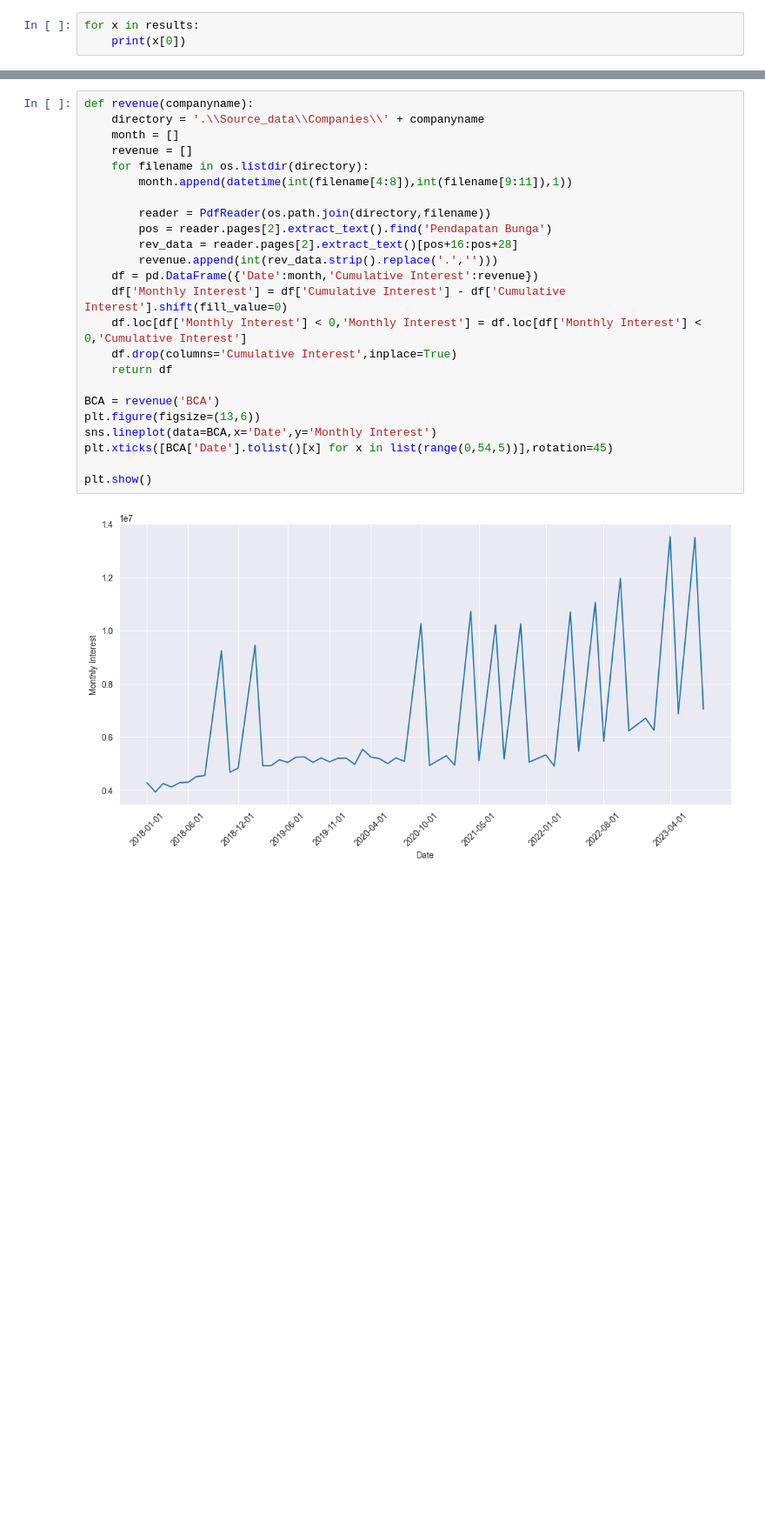
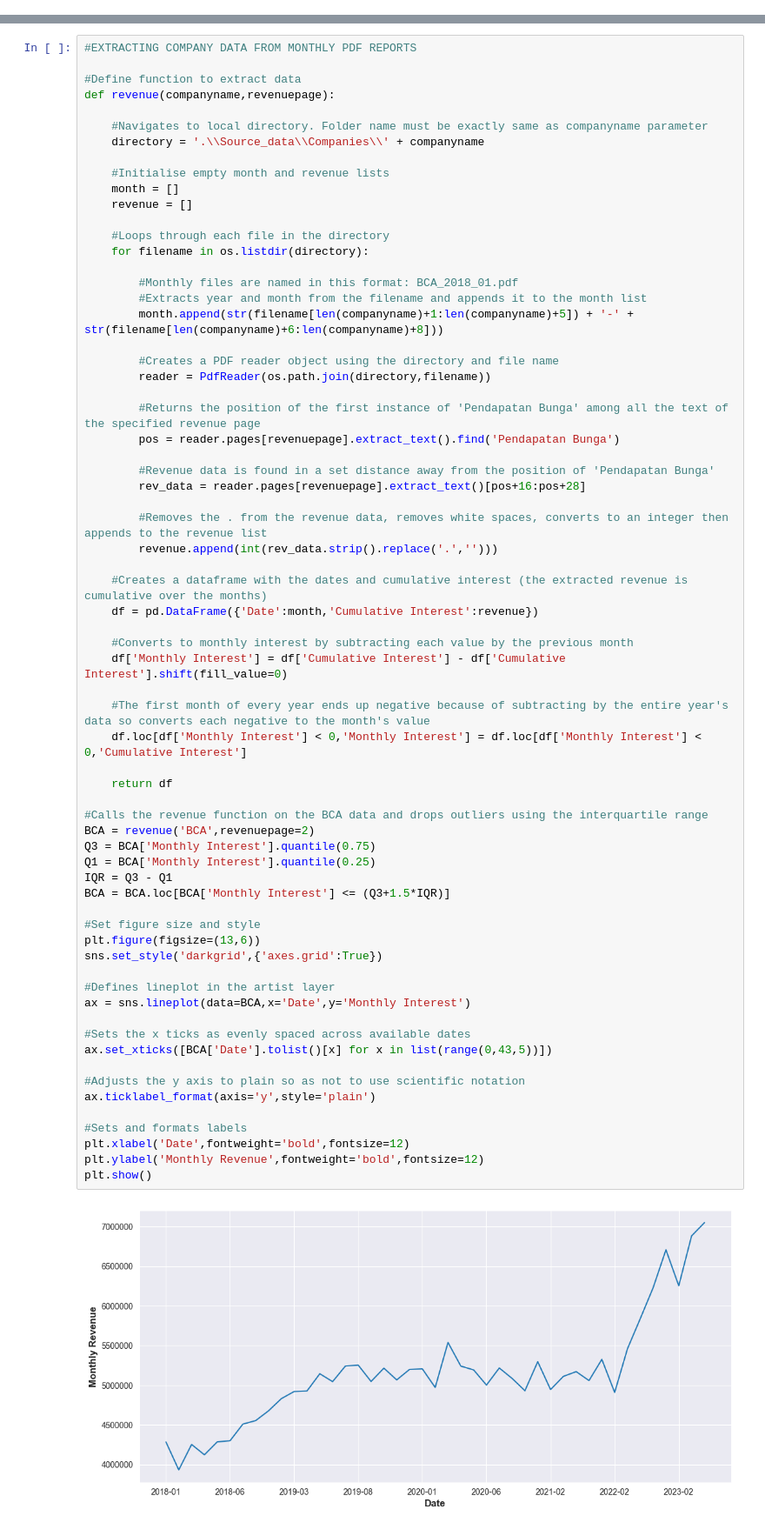
Before and after one commit to Gitbyt3/ESG-Research-Project, a Jupyter notebook: Code.ipynb, the cells around one changed output, grey strips where cells are left out. Shown: that part at 87% size. Saved outputs shown, nothing was run; the diff lists cells and outputs as text; blank space fills up the shorter version.

Commit message:
Added comments and removed outliers from BCA data

```diff
--- a/Code.ipynb
+++ b/Code.ipynb
@@ -166,3 +168,0 @@ for result in results:
-# %%
-for x in results:
-    print(x[0])
@@ -187,29 +169,72 @@ SUPR.JK
 # %%
-def revenue(companyname):
+#EXTRACTING COMPANY DATA FROM MONTHLY PDF REPORTS
+
+#Define function to extract data
+def revenue(companyname,revenuepage):
+
+    #Navigates to local directory. Folder name must be exactly same as companyname parameter
     directory = '.\\Source_data\\Companies\\' + companyname
+
+    #Initialise empty month and revenue lists
     month = []
     revenue = []
+
+    #Loops through each file in the directory
     for filename in os.listdir(directory):
-        month.append(datetime(int(filename[4:8]),int(filename[9:11]),1))
 
+        #Monthly files are named in this format: BCA_2018_01.pdf
+        #Extracts year and month from the filename and appends it to the month list
+        month.append(str(filename[len(companyname)+1:len(companyname)+5]) + '-' + str(filename[len(companyname)+6:len(companyname)+8]))
+
+        #Creates a PDF reader object using the directory and file name
         reader = PdfReader(os.path.join(directory,filename))
-        pos = reader.pages[2].extract_text().find('Pendapatan Bunga')
-        rev_data = reader.pages[2].extract_text()[pos+16:pos+28]
+
+        #Returns the position of the first instance of 'Pendapatan Bunga' among all the text of the specified revenue page
+        pos = reader.pages[revenuepage].extract_text().find('Pendapatan Bunga')
+
+        #Revenue data is found in a set distance away from the position of 'Pendapatan Bunga'
+        rev_data = reader.pages[revenuepage].extract_text()[pos+16:pos+28]
+
+        #Removes the . from the revenue data, removes white spaces, converts to an integer then appends to the revenue list
         revenue.append(int(rev_data.strip().replace('.','')))
+
+    #Creates a dataframe with the dates and cumulative interest (the extracted revenue is cumulative over the months)
     df = pd.DataFrame({'Date':month,'Cumulative Interest':revenue})
+
+    #Converts to monthly interest by subtracting each value by the previous month
     df['Monthly Interest'] = df['Cumulative Interest'] - df['Cumulative Interest'].shift(fill_value=0)
+
+    #The first month of every year ends up negative because of subtracting by the entire year's data so converts each negative to the month's value
     df.loc[df['Monthly Interest'] < 0,'Monthly Interest'] = df.loc[df['Monthly Interest'] < 0,'Cumulative Interest']
-    df.drop(columns='Cumulative Interest',inplace=True)
+
     return df
 
-BCA = revenue('BCA')
+#Calls the revenue function on the BCA data and drops outliers using the interquartile range
+BCA = revenue('BCA',revenuepage=2)
+Q3 = BCA['Monthly Interest'].quantile(0.75)
+Q1 = BCA['Monthly Interest'].quantile(0.25)
+IQR = Q3 - Q1
+BCA = BCA.loc[BCA['Monthly Interest'] <= (Q3+1.5*IQR)]
+
+#Set figure size and style
 plt.figure(figsize=(13,6))
-sns.lineplot(data=BCA,x='Date',y='Monthly Interest')
-plt.xticks([BCA['Date'].tolist()[x] for x in list(range(0,54,5))],rotation=45)
+sns.set_style('darkgrid',{'axes.grid':True})
 
+#Defines lineplot in the artist layer
+ax = sns.lineplot(data=BCA,x='Date',y='Monthly Interest')
+
+#Sets the x ticks as evenly spaced across available dates
+ax.set_xticks([BCA['Date'].tolist()[x] for x in list(range(0,43,5))])
+
+#Adjusts the y axis to plain so as not to use scientific notation
+ax.ticklabel_format(axis='y',style='plain')
+
+#Sets and formats labels
+plt.xlabel('Date',fontweight='bold',fontsize=12)
+plt.ylabel('Monthly Revenue',fontweight='bold',fontsize=12)
 plt.show()
 # %% [output]
-[figure, old version]
+[figure, new version]
 # %%
 data = pd.read_excel("Source_Data/Company_and_ESG_KW/Company_and_ESG_2018.xlsx",header=0)
 data.drop(['Link','Authors','Pinterest','LinkedIn','Twitter Influencer Shares','Total Facebook','Likes','Shares','Comments'],axis=1,inplace=True)
```
Also changed, not shown: parts of 3 cells of this notebook.
